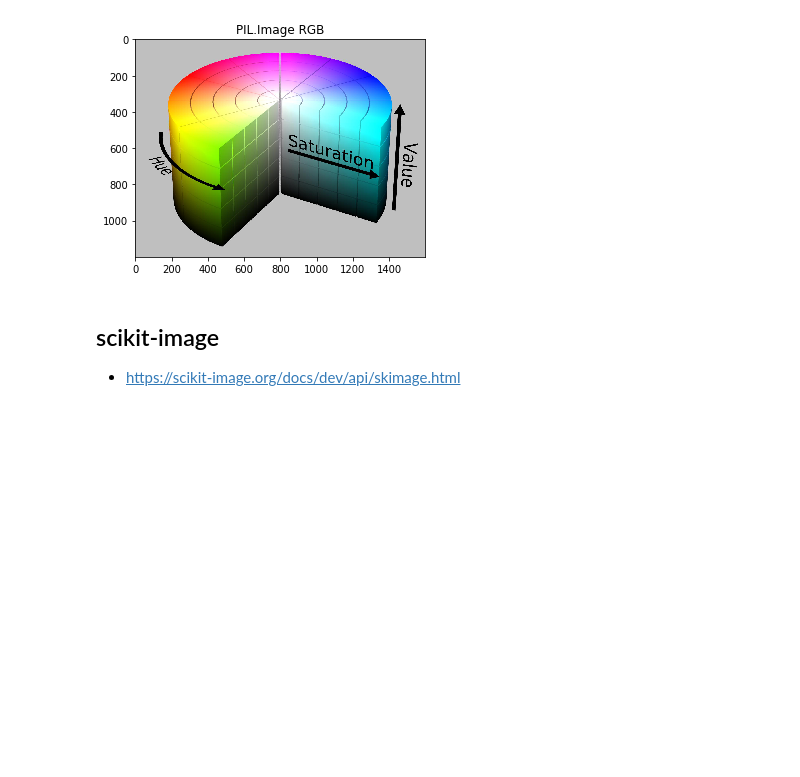
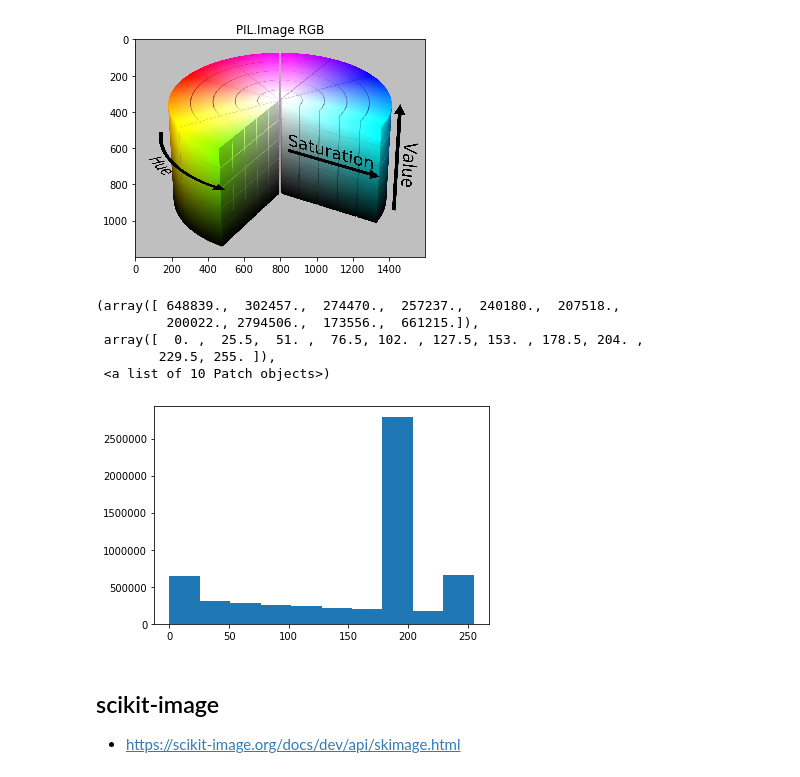
Before and after one commit to yongduek/cvip, a Jupyter notebook: image-load.ipynb, the cells around one changed output. Drawn from its saved outputs; the diff is of its cells as text; code cells hidden in the pictures; blank space fills up the shorter version.

```diff
--- a/image-load.ipynb
+++ b/image-load.ipynb
@@ -83,6 +105,15 @@ plt.title ('PIL.Image RGB')
 plt.pause(2)
 # %% [output]
 [figure]
+# %%
+plt.hist(np.asarray(impil).ravel())
+# %% [output]
+(array([ 648839.,  302457.,  274470.,  257237.,  240180.,  207518.,
+         200022., 2794506.,  173556.,  661215.]),
+ array([  0. ,  25.5,  51. ,  76.5, 102. , 127.5, 153. , 178.5, 204. ,
+        229.5, 255. ]),
+ <a list of 10 Patch objects>)
+[figure, added]
 # %% [markdown]
 ## scikit-image
 - https://scikit-image.org/docs/dev/api/skimage.html
```
Also changed, not shown: parts of 5 cells of this notebook, 2 other files.
